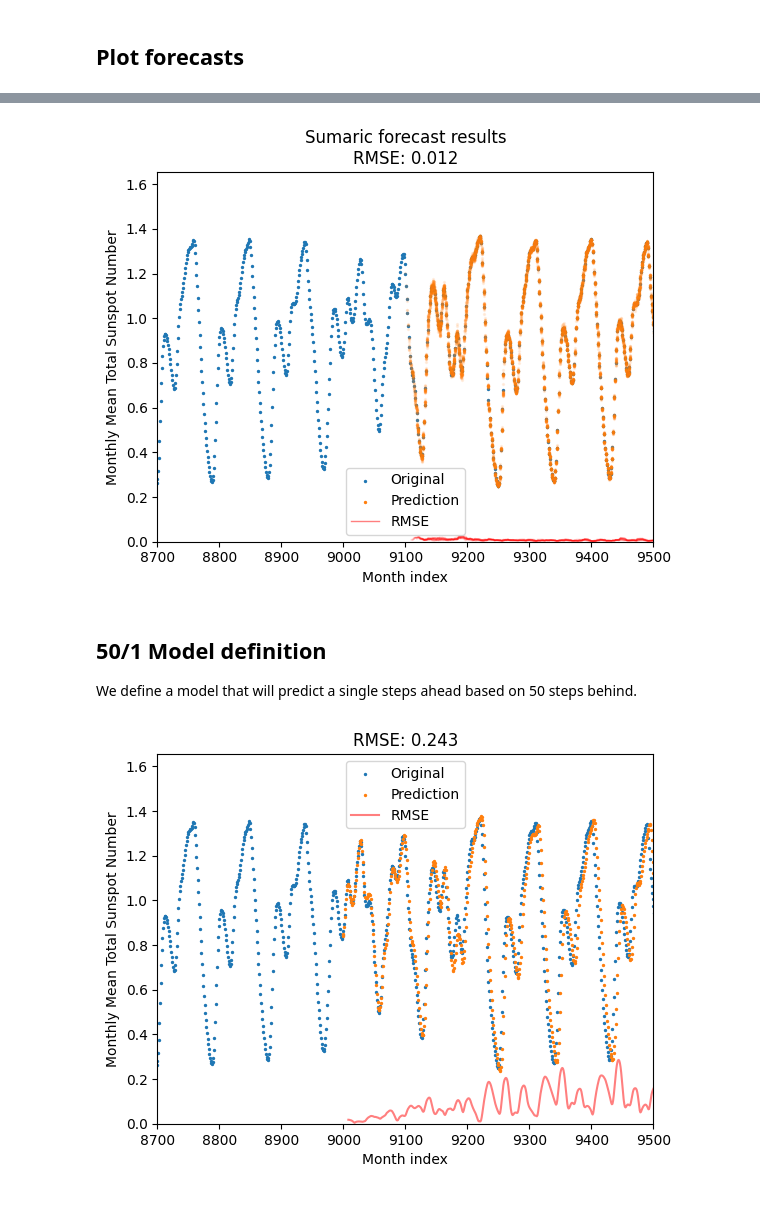
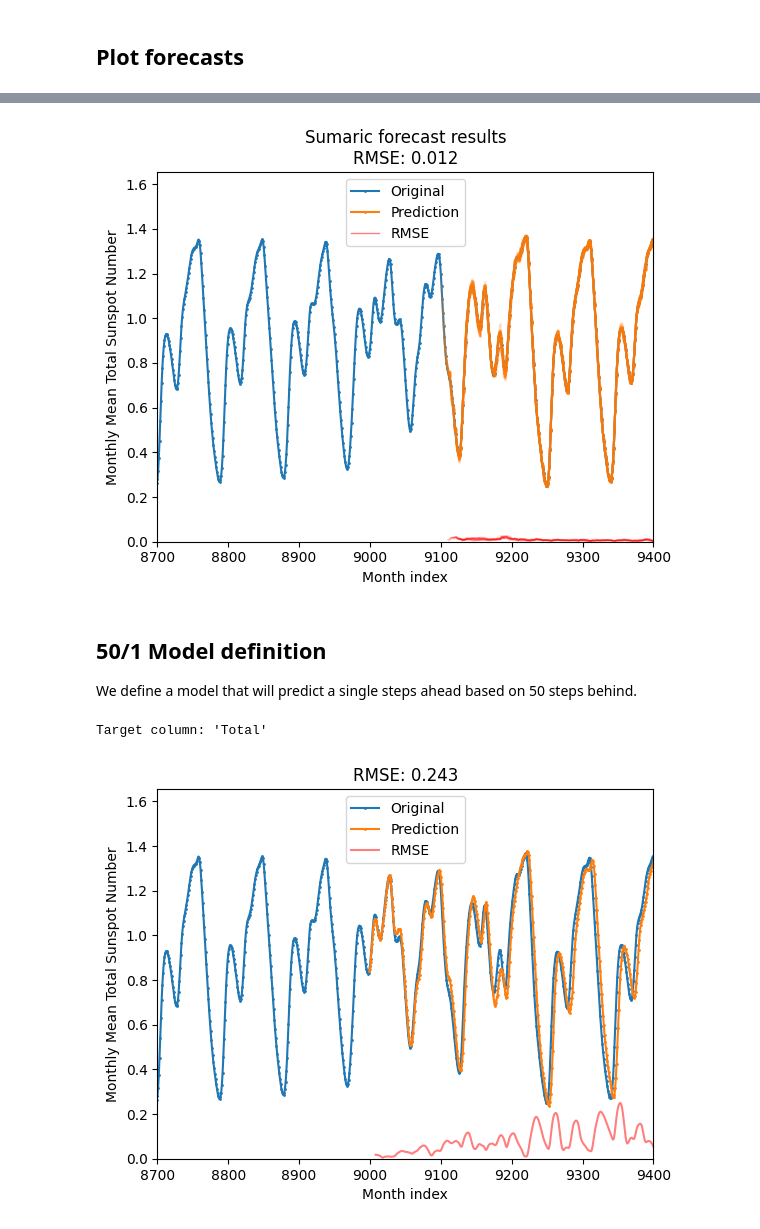
Before and after one commit to Wotaker/timeseries-models, a Jupyter notebook: notebooks/xgb_interface.ipynb, the cells around one changed output, grey strips where cells are left out. Drawn from its saved outputs; the diff is of its cells as text; code cells hidden in the pictures.

```diff
--- a/notebooks/xgb_interface.ipynb
+++ b/notebooks/xgb_interface.ipynb
@@ -47,19 +51,21 @@ MyXGB_100_30.plotter.plot_forecast(forecast, xlim=(8700, 9500))
 # %%
 # Cumulative plot for windowed forecast
-MyXGB_100_30.plotter.plot_forecasts(MyXGB_100_30.forecasts, xlim=(8700, 9500))
+MyXGB_100_30.plotter.plot_forecasts(MyXGB_100_30.forecasts, linestyle='-', xlim=(8700, 9400))
 # %% [output]
-[figure, old version]
+[figure, new version]
 # %% [markdown]
 ## 50/1 Model definition
 We define a model that will predict a single steps ahead based on 50 steps behind.
 # %%
 MyXGB_50_1 = XGBModel(
-    dataset=pd.read_csv(MACKEY_GLASS_PATH),
+    dataset=pd.read_csv(MACKEY_GLASS_PATH, index_col=0),
     n_steps_in=50,
     n_steps_out=1,
     test_frac=0.1,
     metric=None,
 )
+# %% [output]
+Target column: 'Total'
 # %%
 # Fit to data
 MyXGB_50_1.fit()
@@ -68,6 +74,6 @@ MyXGB_50_1.fit()
 forecast_autoregressive = MyXGB_50_1.predict(-1, autoreggressive=True)
 # %%
 # Autoregressive forecast
-MyXGB_50_1.plotter.plot_forecast(forecast_autoregressive, xlim=(8700, 9500))
+MyXGB_50_1.plotter.plot_forecast(forecast_autoregressive, linestyle='-', xlim=(8700, 9400))
 # %% [output]
-[figure, old version]
+[figure, new version]
```
Also changed, not shown: parts of 5 cells of this notebook, 3 other files.
